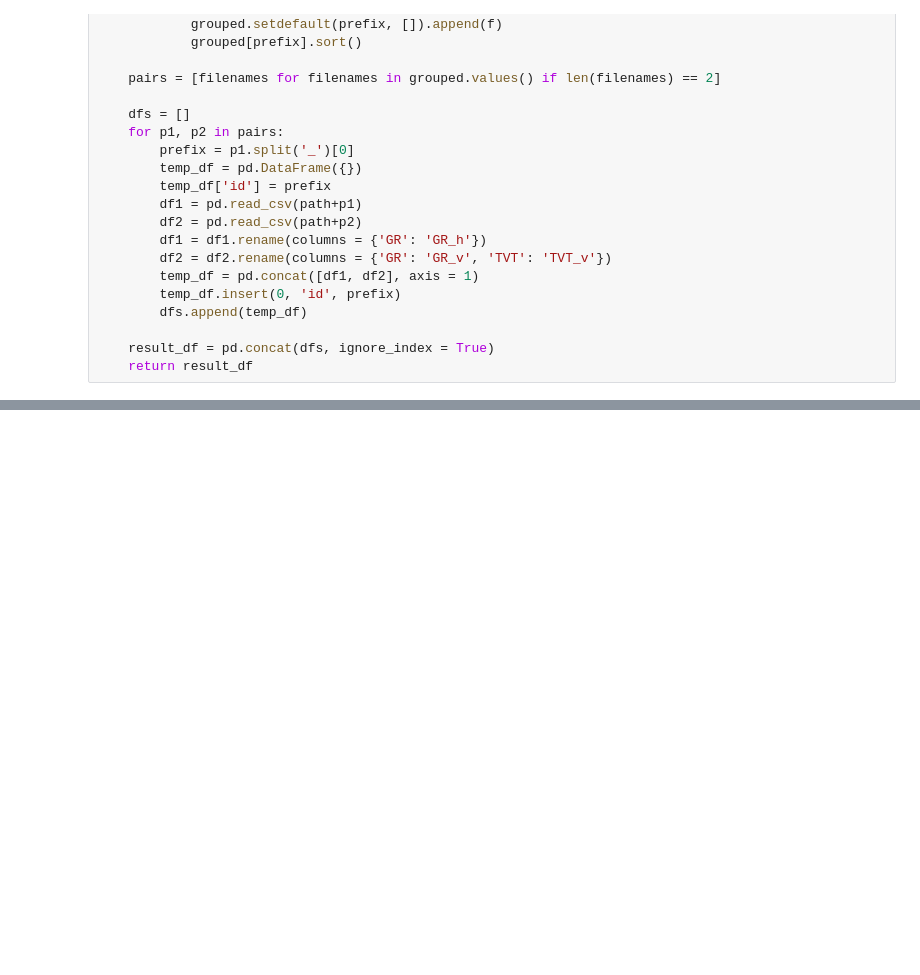
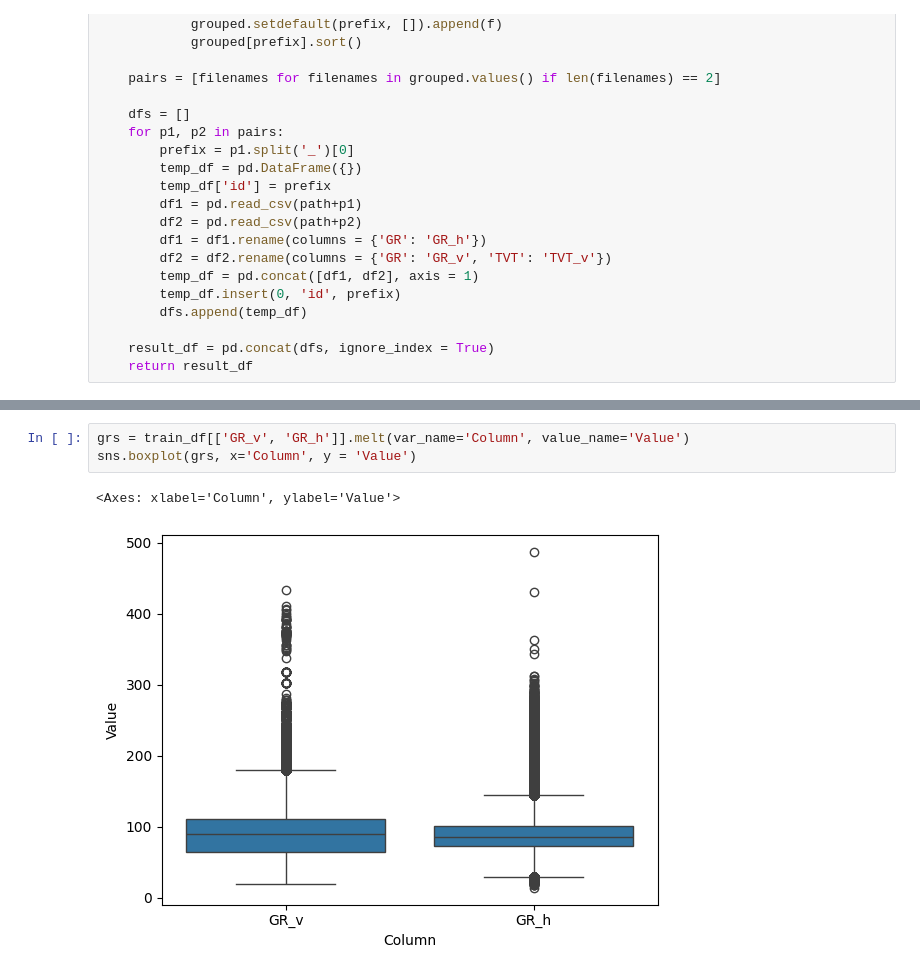
Before and after one commit to affogato-lab/rogii-crepe, a Jupyter notebook: oil-drill.ipynb, the cells around one changed output, grey strips where cells are left out. Cells and saved outputs as stored; diff of their text form; blank space fills up the shorter version.

```diff
--- a/oil-drill.ipynb
+++ b/oil-drill.ipynb
@@ -54,0 +144,6 @@ train_df
+# %%
+grs = train_df[['GR_v', 'GR_h']].melt(var_name='Column', value_name='Value')
+sns.boxplot(grs, x='Column', y = 'Value')
+# %% [output]
+<Axes: xlabel='Column', ylabel='Value'>
+[figure, added]
```
Also changed, not shown: parts of 21 cells of this notebook.
